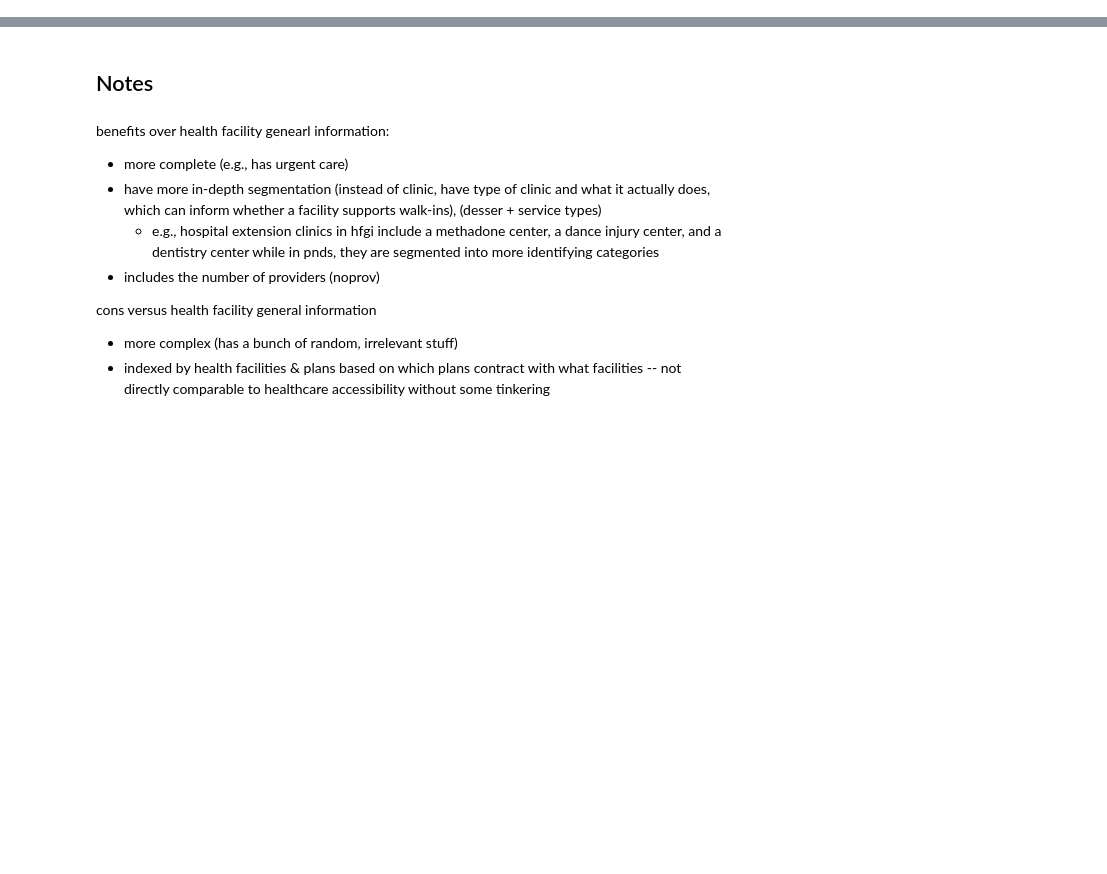
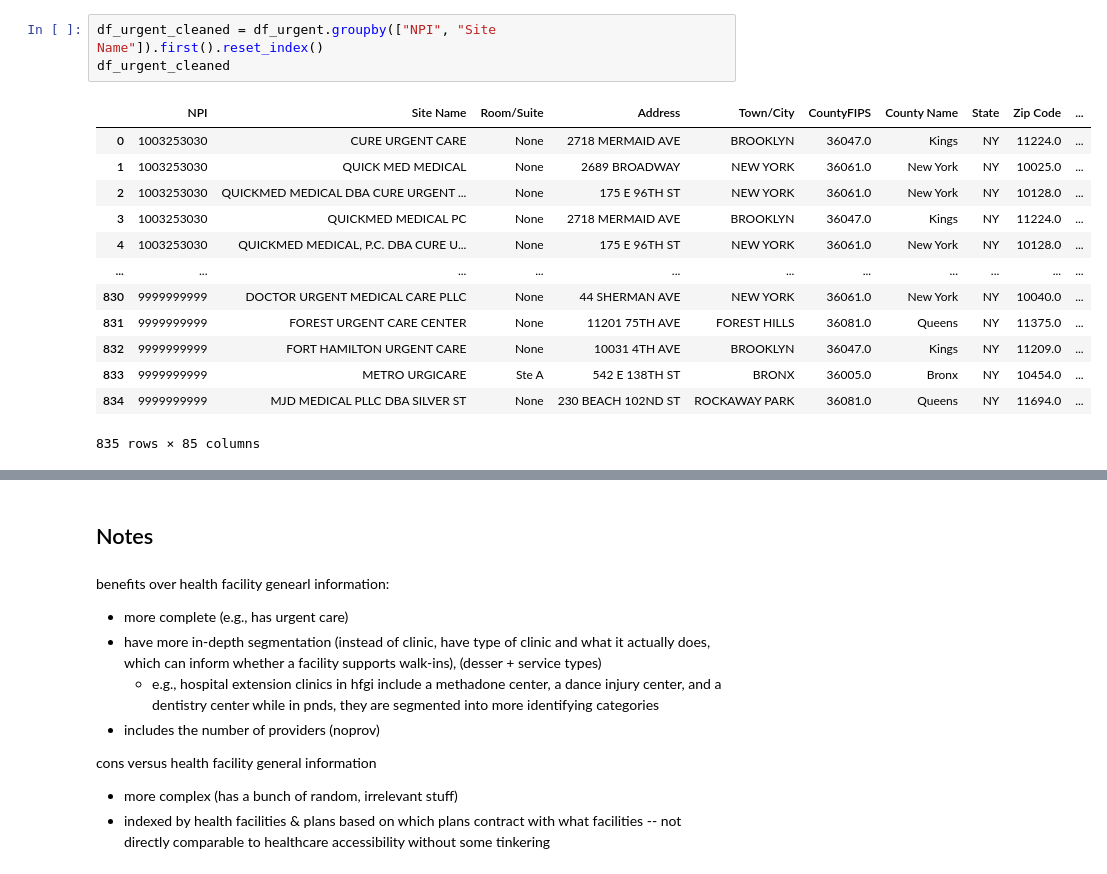
Before and after one commit to yianzhang14/cybergis_hospitals, a Jupyter notebook: data_cleaning_pnds.ipynb, the cells around one changed output, grey strips where cells are left out. Cells and saved outputs as stored; diff of their text form; blank space fills up the shorter version.

```diff
--- a/data_cleaning_pnds.ipynb
+++ b/data_cleaning_pnds.ipynb
@@ -34,0 +99,17 @@ df_ny
+# %%
+df_urgent_cleaned = df_urgent.groupby(["NPI", "Site Name"]).first().reset_index()
+df_urgent_cleaned
+# %% [output]
+|  | NPI | Site Name | Room/Suite | Address | Town/City | CountyFIPS | County Name | State | Zip Code | ... |
+| 0 | 1003253030 | CURE URGENT CARE | None | 2718 MERMAID AVE | BROOKLYN | 36047.0 | Kings | NY | 11224.0 | ... |
+| 1 | 1003253030 | QUICK MED MEDICAL | None | 2689 BROADWAY | NEW YORK | 36061.0 | New York | NY | 10025.0 | ... |
+| 2 | 1003253030 | QUICKMED MEDICAL DBA CURE URGENT ... | None | 175 E 96TH ST | NEW YORK | 36061.0 | New York | NY | 10128.0 | ... |
+| 3 | 1003253030 | QUICKMED MEDICAL PC | None | 2718 MERMAID AVE | BROOKLYN | 36047.0 | Kings | NY | 11224.0 | ... |
+| 4 | 1003253030 | QUICKMED MEDICAL, P.C. DBA CURE U... | None | 175 E 96TH ST | NEW YORK | 36061.0 | New York | NY | 10128.0 | ... |
+| ... | ... | ... | ... | ... | ... | ... | ... | ... | ... | ... |
+| 830 | 9999999999 | DOCTOR URGENT MEDICAL CARE PLLC | None | 44 SHERMAN AVE | NEW YORK | 36061.0 | New York | NY | 10040.0 | ... |
+| 831 | 9999999999 | FOREST URGENT CARE CENTER | None | 11201 75TH AVE | FOREST HILLS | 36081.0 | Queens | NY | 11375.0 | ... |
+| 832 | 9999999999 | FORT HAMILTON URGENT CARE | None | 10031 4TH AVE | BROOKLYN | 36047.0 | Kings | NY | 11209.0 | ... |
+| 833 | 9999999999 | METRO URGICARE | Ste A | 542 E 138TH ST | BRONX | 36005.0 | Bronx | NY | 10454.0 | ... |
+| 834 | 9999999999 | MJD MEDICAL PLLC DBA SILVER ST | None | 230 BEACH 102ND ST | ROCKAWAY PARK | 36081.0 | Queens | NY | 11694.0 | ... |
+835 rows × 85 columns
```
Also changed, not shown: parts of 26 cells of this notebook, 2 other files.
